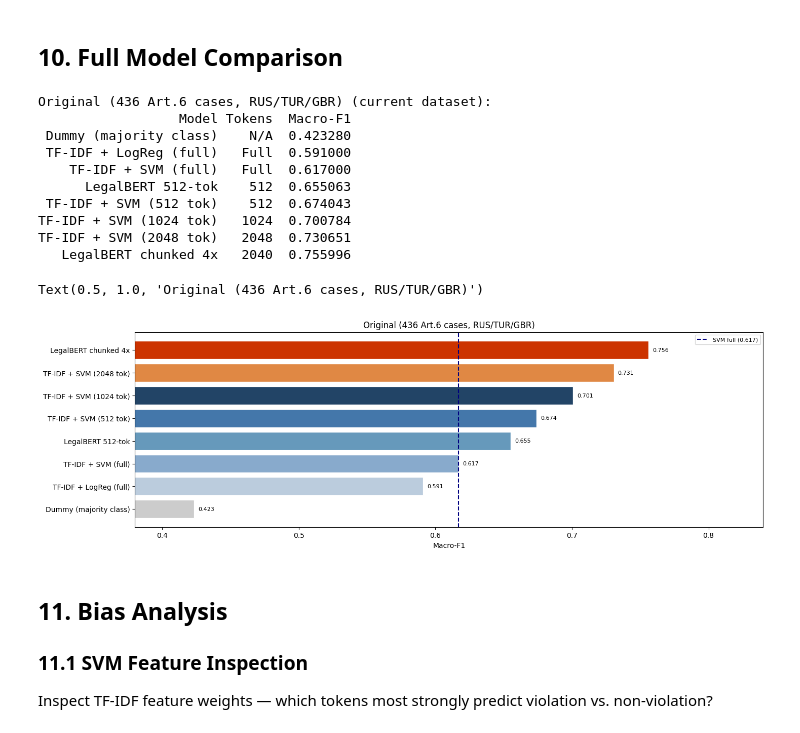
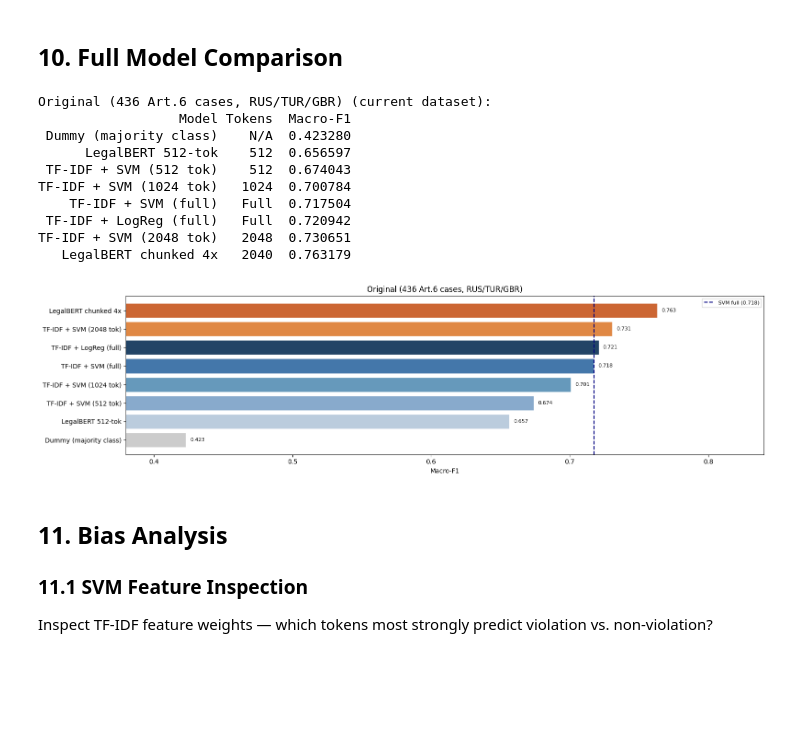
Before and after one commit to leondgarse/echr, a Jupyter notebook: echr.ipynb, the cells around one changed output. Saved outputs shown, nothing was run; the diff lists cells and outputs as text; code cells hidden in the pictures; blank space fills up the shorter version.

```diff
--- a/echr.ipynb
+++ b/echr.ipynb
@@ -578,25 +553,48 @@ print('LegalBERT 512 defined.')
 LegalBERT 512 defined.
 # %%
 lb512_npz = cfg['probs_lb512']
+lb512_log = cfg['log_lb512']
 
 if TRAIN_FROM_SCRATCH:
     os.makedirs(os.path.dirname(lb512_npz), exist_ok=True)
-    lb512_probs, lb512_pred, lb512_f1 = train_legalbert_512(
-        X_train, X_val, X_test, y_train, y_val, y_test, HP)
+    with _Tee(lb512_log):
+        lb512_probs, lb512_pred, lb512_f1 = train_legalbert_512(
+            X_train, X_val, X_test, y_train, y_val, y_test, HP)
     np.savez(lb512_npz, probs=lb512_probs, labels=y_test)
+    print(f'Log saved → {lb512_log}')
+
+elif os.path.exists(lb512_log):
+    print(f'--- {lb512_log} ---')
+    with open(lb512_log) as _f:
+        _log_content = _f.read()
+    print(_log_content)
+    print(f'--- end of log ---')
+    # Parse ensemble F1 from log if present
+    _m = re.search(r'Ensemble macro-F1=([0-9.]+)', _log_content)
+    lb512_f1 = float(_m.group(1)) if _m else cfg['known_lb512_f1']
+    lb512_pred  = None
+    lb512_probs = None
+    if os.path.exists(lb512_npz):
+        data = np.load(lb512_npz)
+        lb512_probs = data['probs']
+        best_t, _ = tune_threshold(lb512_probs, y_val)
+        lb512_pred = (lb512_probs[:, 1] > best_t).astype(int)
+        lb512_f1   = f1_score(y_test, lb512_pred, average='macro')
+    print(f'LegalBERT-512  macro-F1 = {lb512_f1:.3f}')
 
 elif os.path.exists(lb512_npz):
     data = np.load(lb512_npz)
     lb512_probs = data['probs']
-    best_t, _ = tune_threshold(lb512_probs, y_test)
+    best_t, _ = tune_threshold(lb512_probs, y_val)
     lb512_pred = (lb512_probs[:, 1] > best_t).astype(int)
     lb512_f1   = f1_score(y_test, lb512_pred, average='macro')
     print(f'Loaded: {lb512_npz}  ->  macro-F1 = {lb512_f1:.3f}')
 
 else:
-    lb512_f1   = cfg['known_lb512_f1']
-    lb512_pred = None
-    print(f'No saved probs. Using known result from training logs: macro-F1 = {lb512_f1:.3f}')
+    lb512_f1    = cfg['known_lb512_f1']
+    lb512_pred  = None
+    lb512_probs = None
+    print(f'No log or saved probs. Known result: macro-F1 = {lb512_f1:.3f}')
 # %% [output]
 Device: cuda
   seed=0:
@@ -925,16 +937,6 @@ orig_lr_f1      = 0.735   # known from training logs
 orig_dummy_f1   = 0.423   # known from training logs
 orig_lb512_f1   = ORIG["known_lb512_f1"]
 orig_chunked_f1 = ORIG["known_chunked_f1"]
-
-if os.path.exists(ORIG["log_svm"]):
-    svm_orig, _ = parse_svm_log(ORIG["log_svm"])
-    orig_svm_f1   = svm_orig.get("SVM",    orig_svm_f1)
-    orig_lr_f1    = svm_orig.get("LogReg", orig_lr_f1)
-    orig_dummy_f1 = svm_orig.get("Dummy",  orig_dummy_f1)
-
-if os.path.exists(ORIG["log_chunked"]):
-    _, orig_ens, _ = parse_chunked_log(ORIG["log_chunked"])
-    orig_chunked_f1 = orig_ens.get("macro_f1", orig_chunked_f1)
 
 # ── Key models to compare across datasets ────────────────────────────────────
 key_models = [
@@ -966,39 +968,38 @@ if longformer_f1 is not None:
     )
 if neobert_f1 is not None:
     all_results.append(
         {"Model": "NeoBERT (4096 tok)",          "Macro-F1": neobert_f1,
          "Tokens": "4096", "Notes": "chandar-lab/NeoBERT, 250M, LLRD, 4-seed ens"}
     )
 
 res_df = pd.DataFrame(all_results).sort_values("Macro-F1").reset_index(drop=True)
 print(f"{cfg['label']} (current dataset):")
 print(res_df[["Model", "Tokens", "Macro-F1"]].to_string(index=False))
 
 # ── Plot: current dataset all models ─────────────────────────────────────────
 n = len(res_df)
 palette = ["#cccccc","#bbccdd","#88aacc","#6699bb","#4477aa","#224466",
            "#e08844","#cc6633","#cc3300","#990000","#660000"]
 fig, ax = plt.subplots(figsize=(16, max(4, n * 0.55)))
 bars = ax.barh(res_df["Model"], res_df["Macro-F1"], color=palette[:n], edgecolor="white")
 ax.axvline(svm_f1, color="navy", lw=1.5, ls="--", label=f"SVM full ({svm_f1:.3f})")
 for bar, val in zip(bars, res_df["Macro-F1"]):
     ax.text(val+0.003, bar.get_y()+bar.get_height()/2, f"{val:.3f}", va="center", fontsize=8)
 ax.set_xlim(0.38, 0.84); ax.set_xlabel("Macro-F1"); ax.legend(fontsize=8)
 ax.set_title(f"{cfg['label']}")
 plt.tight_layout(); plt.show()
 # %% [output]
 Original (436 Art.6 cases, RUS/TUR/GBR) (current dataset):
                   Model Tokens  Macro-F1
  Dummy (majority class)    N/A  0.423280
- TF-IDF + LogReg (full)   Full  0.591000
-    TF-IDF + SVM (full)   Full  0.617000
-      LegalBERT 512-tok    512  0.655063
+      LegalBERT 512-tok    512  0.656597
  TF-IDF + SVM (512 tok)    512  0.674043
 TF-IDF + SVM (1024 tok)   1024  0.700784
+    TF-IDF + SVM (full)   Full  0.717504
+ TF-IDF + LogReg (full)   Full  0.720942
 TF-IDF + SVM (2048 tok)   2048  0.730651
-   LegalBERT chunked 4x   2040  0.755996
+   LegalBERT chunked 4x   2040  0.763179
-Text(0.5, 1.0, 'Original (436 Art.6 cases, RUS/TUR/GBR)')
-[figure, old version]
+[figure, new version]
 # %% [markdown]
 ## 11. Bias Analysis
 
```
Also changed, not shown: parts of 18 cells of this notebook, 1 other file.
